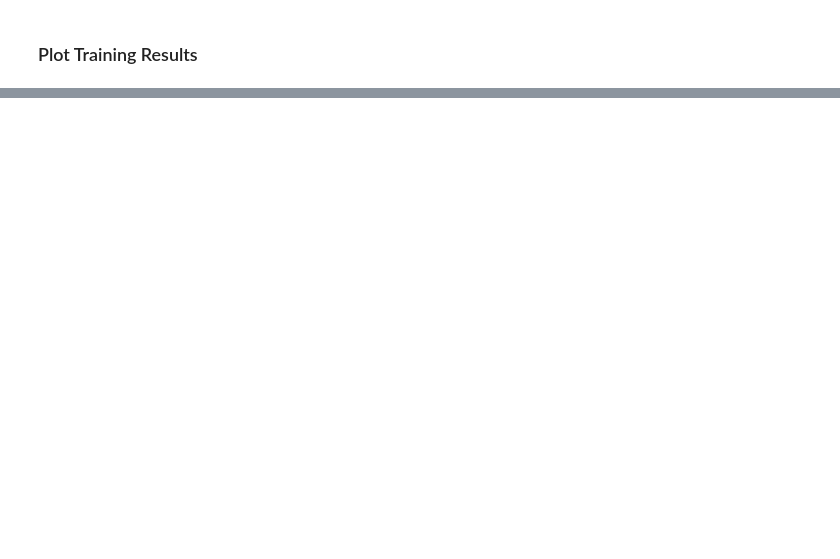
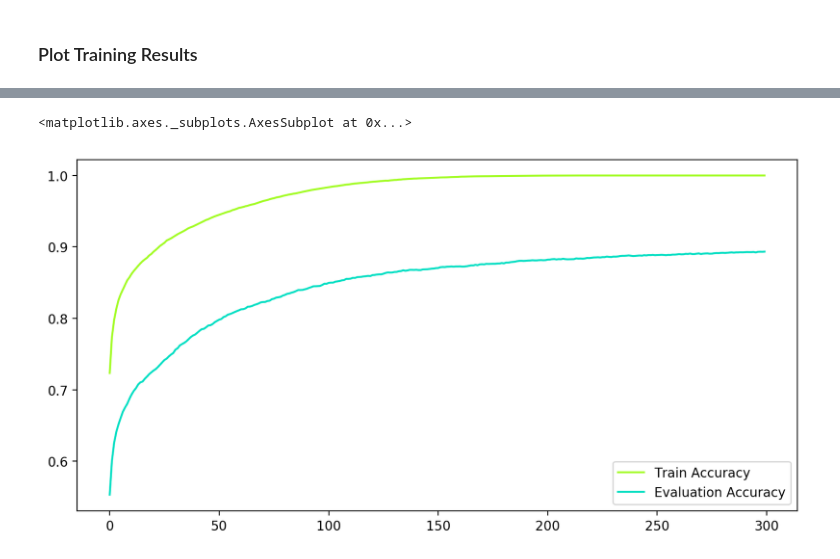
Before and after one commit to sasayabaku/Machine-Learning-notebook-memo, a Jupyter notebook: Decision_Tree/KuzushimojiMNIST_LightGBM.ipynb, the cells around one changed output, grey strips where cells are left out. Saved outputs shown, nothing was run; the diff lists cells and outputs as text; code cells hidden in the pictures; blank space fills up the shorter version.

```diff
--- a/Decision_Tree/KuzushimojiMNIST_LightGBM.ipynb
+++ b/Decision_Tree/KuzushimojiMNIST_LightGBM.ipynb
@@ -156,0 +177,17 @@ sns.lineplot(
+# %%
+fig = plt.figure(figsize=(10, 5), dpi=200)
+
+sns.lineplot(
+    color='#a2fc23',
+    data = np.array(train_accuracy),
+    label="Train Accuracy"
+)
+
+sns.lineplot(
+    color="#00dfc3",
+    data = np.array(eval_accuracy),
+    label = "Evaluation Accuracy"
+)
+# %% [output]
+<matplotlib.axes._subplots.AxesSubplot at 0x...>
+[figure, added]
```
Also changed, not shown: parts of 5 cells of this notebook.
